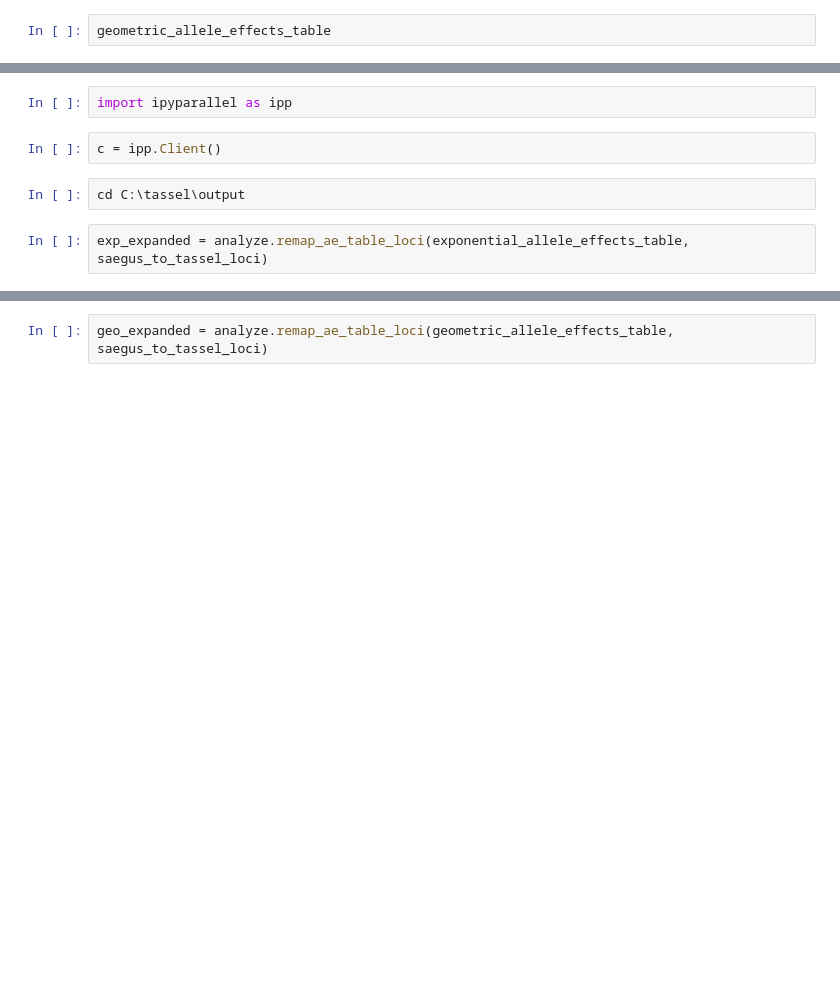
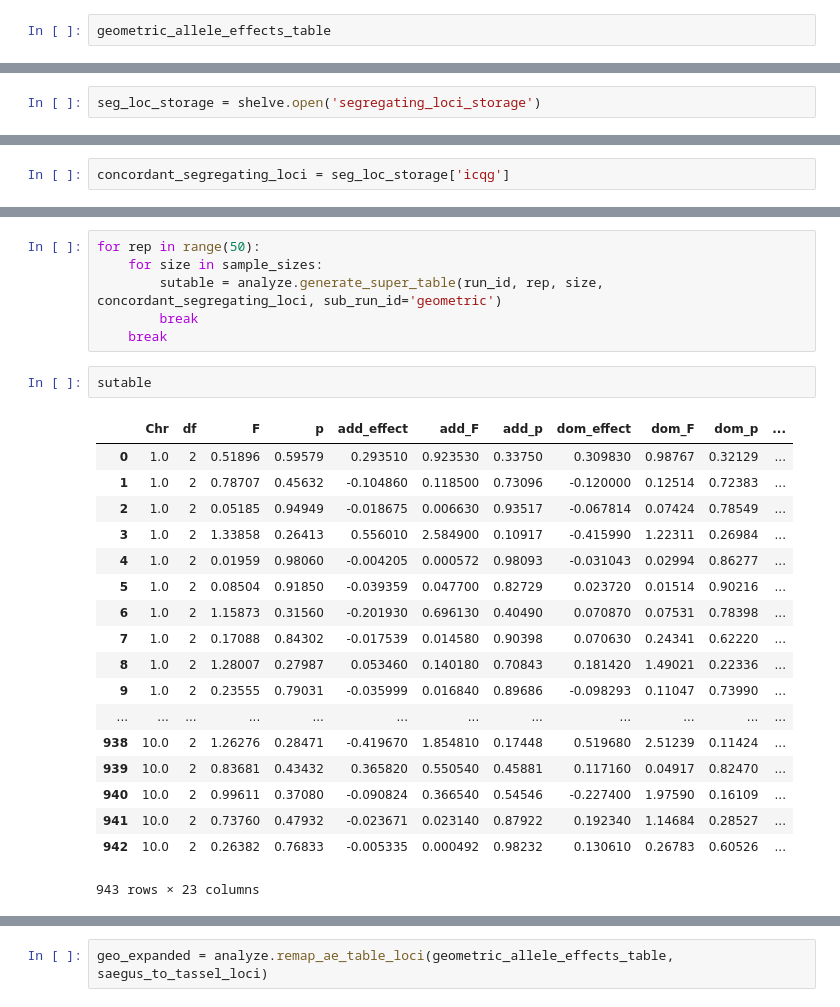
Before and after one commit to maizeatlas/saegus, a Jupyter notebook: devel/magic/1478/destined_for_icqg.ipynb, the cells around one changed output, grey strips where cells are left out. Drawn from its saved outputs; the diff is of its cells as text; blank space fills up the shorter version.

Commit message:
Before refactoring for results to be calculated on super table.

```diff
--- a/devel/magic/1478/destined_for_icqg.ipynb
+++ b/devel/magic/1478/destined_for_icqg.ipynb
@@ -539,0 +178,2 @@ geometric_allele_effects_table
+# %%
+seg_loc_storage = shelve.open('segregating_loci_storage')
@@ -540,3 +184,5 @@ geometric_allele_effects_table
+# %%
+concordant_segregating_loci = seg_loc_storage['icqg']
 # %%
 import importlib as imp
 imp.reload(analyze)
@@ -555,8 +191,27 @@ analyze.write_multiple_sample_analyzer(sample_library, sample_sizes, qtl, allele
-# %%
-import ipyparallel as ipp
-# %%
-c = ipp.Client()
-# %%
-cd C:\tassel\output
-# %%
-exp_expanded = analyze.remap_ae_table_loci(exponential_allele_effects_table, saegus_to_tassel_loci)
+# %%
+for rep in range(50):
+    for size in sample_sizes:
+        sutable = analyze.generate_super_table(run_id, rep, size, concordant_segregating_loci, sub_run_id='geometric')
+        break
+    break
+# %%
+sutable
+# %% [output]
+|  | Chr | df | F | p | add_effect | add_F | add_p | dom_effect | dom_F | dom_p | ... |
+| 0 | 1.0 | 2 | 0.51896 | 0.59579 | 0.293510 | 0.923530 | 0.33750 | 0.309830 | 0.98767 | 0.32129 | ... |
+| 1 | 1.0 | 2 | 0.78707 | 0.45632 | -0.104860 | 0.118500 | 0.73096 | -0.120000 | 0.12514 | 0.72383 | ... |
+| 2 | 1.0 | 2 | 0.05185 | 0.94949 | -0.018675 | 0.006630 | 0.93517 | -0.067814 | 0.07424 | 0.78549 | ... |
+| 3 | 1.0 | 2 | 1.33858 | 0.26413 | 0.556010 | 2.584900 | 0.10917 | -0.415990 | 1.22311 | 0.26984 | ... |
+| 4 | 1.0 | 2 | 0.01959 | 0.98060 | -0.004205 | 0.000572 | 0.98093 | -0.031043 | 0.02994 | 0.86277 | ... |
+| 5 | 1.0 | 2 | 0.08504 | 0.91850 | -0.039359 | 0.047700 | 0.82729 | 0.023720 | 0.01514 | 0.90216 | ... |
+| 6 | 1.0 | 2 | 1.15873 | 0.31560 | -0.201930 | 0.696130 | 0.40490 | 0.070870 | 0.07531 | 0.78398 | ... |
+| 7 | 1.0 | 2 | 0.17088 | 0.84302 | -0.017539 | 0.014580 | 0.90398 | 0.070630 | 0.24341 | 0.62220 | ... |
+| 8 | 1.0 | 2 | 1.28007 | 0.27987 | 0.053460 | 0.140180 | 0.70843 | 0.181420 | 1.49021 | 0.22336 | ... |
+| 9 | 1.0 | 2 | 0.23555 | 0.79031 | -0.035999 | 0.016840 | 0.89686 | -0.098293 | 0.11047 | 0.73990 | ... |
+| ... | ... | ... | ... | ... | ... | ... | ... | ... | ... | ... | ... |
+| 938 | 10.0 | 2 | 1.26276 | 0.28471 | -0.419670 | 1.854810 | 0.17448 | 0.519680 | 2.51239 | 0.11424 | ... |
+| 939 | 10.0 | 2 | 0.83681 | 0.43432 | 0.365820 | 0.550540 | 0.45881 | 0.117160 | 0.04917 | 0.82470 | ... |
+| 940 | 10.0 | 2 | 0.99611 | 0.37080 | -0.090824 | 0.366540 | 0.54546 | -0.227400 | 1.97590 | 0.16109 | ... |
+| 941 | 10.0 | 2 | 0.73760 | 0.47932 | -0.023671 | 0.023140 | 0.87922 | 0.192340 | 1.14684 | 0.28527 | ... |
+| 942 | 10.0 | 2 | 0.26382 | 0.76833 | -0.005335 | 0.000492 | 0.98232 | 0.130610 | 0.26783 | 0.60526 | ... |
+943 rows × 23 columns
```
Also changed, not shown: parts of 135 cells of this notebook, 7 other files.
